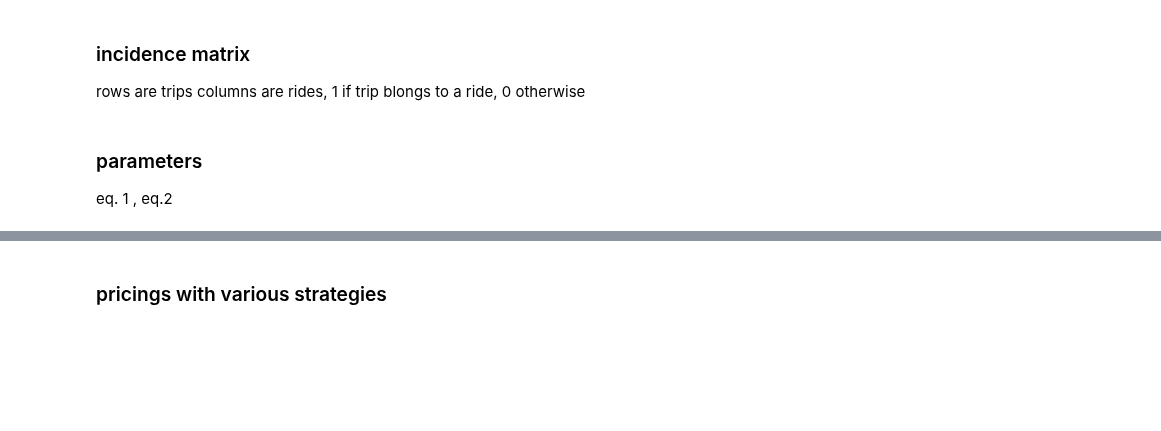
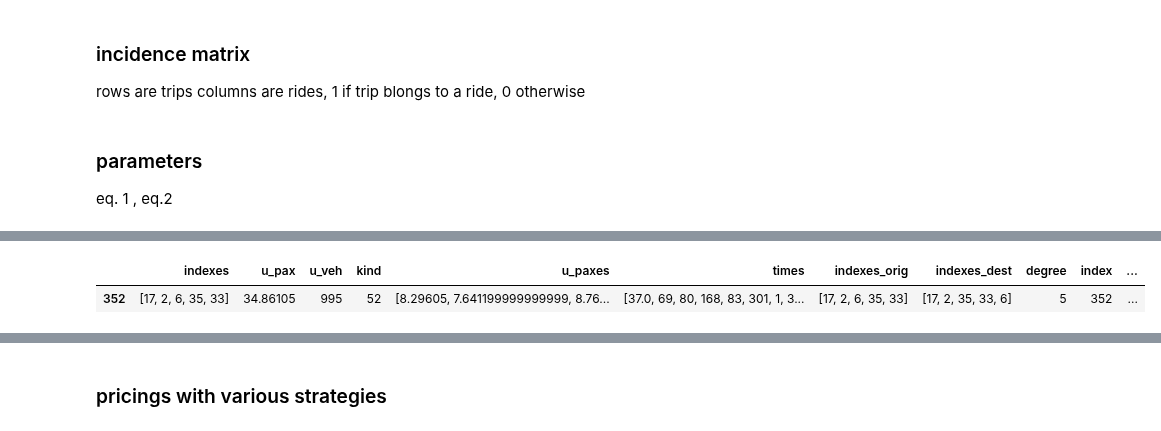
Before and after one commit to RafalKucharskiPK/ExMAS, a Jupyter notebook: ExMAS/spinoffs/game/pricings_showcase.ipynb, the cells around one changed output, grey strips where cells are left out. Saved outputs shown, nothing was run; the diff lists cells and outputs as text; code cells hidden in the pictures; blank space fills up the shorter version.

```diff
--- a/ExMAS/spinoffs/game/pricings_showcase.ipynb
+++ b/ExMAS/spinoffs/game/pricings_showcase.ipynb
@@ -124,0 +134,5 @@ plt.savefig('res_1.pdf', rasterized = True)
+# %%
+inData.sblts.rides.iloc[-4:-3]
+# %% [output]
+|  | indexes | u_pax | u_veh | kind | u_paxes | times | indexes_orig | indexes_dest | degree | index | ... |
+| 352 | [17, 2, 6, 35, 33] | 34.86105 | 995 | 52 | [8.29605, 7.641199999999999, 8.76... | [37.0, 69, 80, 168, 83, 301, 1, 3... | [17, 2, 6, 35, 33] | [17, 2, 35, 33, 6] | 5 | 352 | ... |
```
Also changed, not shown: parts of 12 cells of this notebook, 6 other files.
